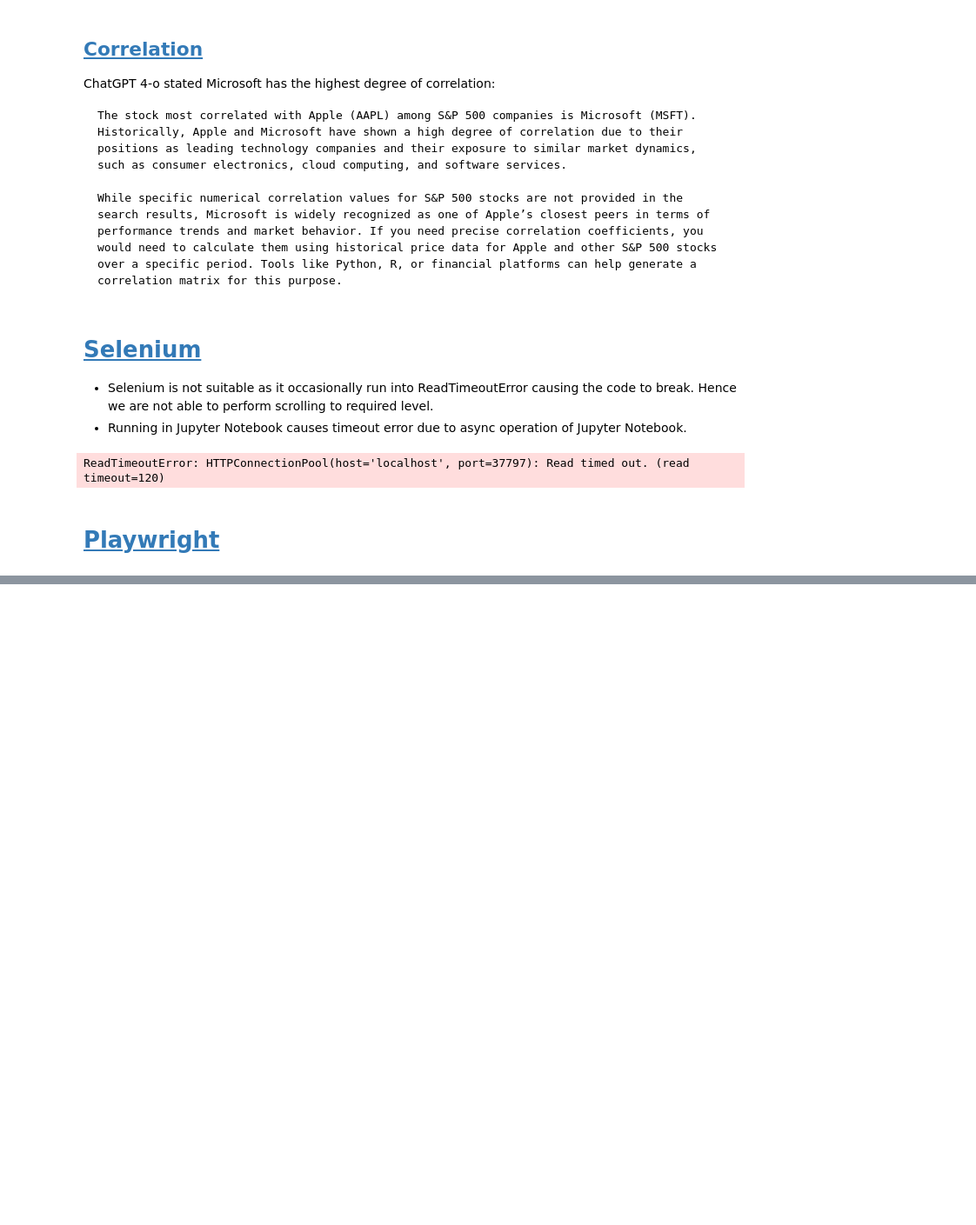
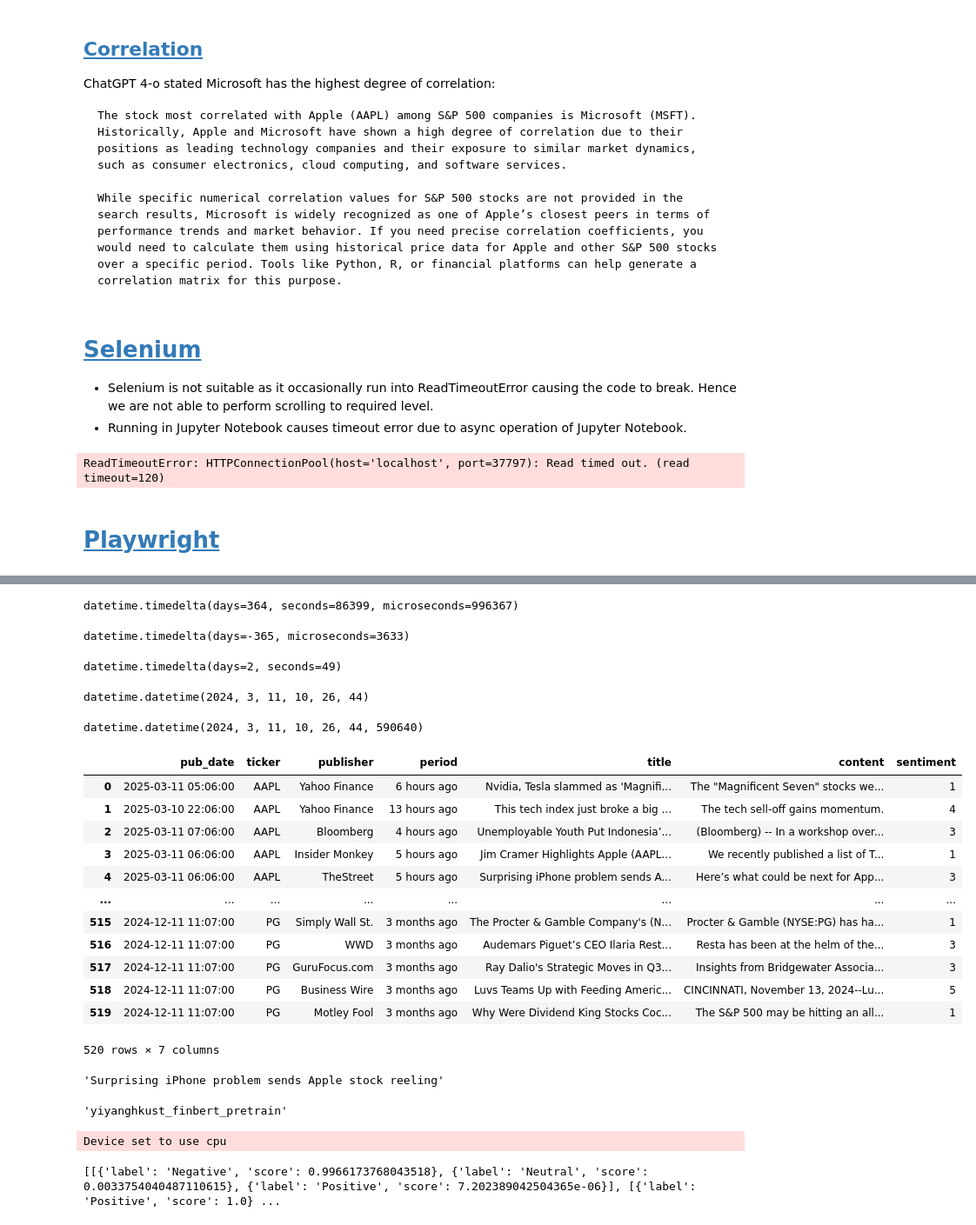
Before and after one commit to CKAbundant/sentiment, a Jupyter notebook: poc.ipynb, the cells around one changed output, grey strips where cells are left out. Shown at 87% size. Cells and saved outputs as stored; diff of their text form; code cells hidden in the pictures; blank space fills up the shorter version.

```diff
--- a/poc.ipynb
+++ b/poc.ipynb
@@ -436,0 +361,72 @@ df
+# %%
+now - dt
+# %% [output]
+datetime.timedelta(days=364, seconds=86399, microseconds=996367)
+# %%
+dt - now
+# %% [output]
+datetime.timedelta(days=-365, microseconds=3633)
+# %%
+text = "2 days 49 second"
+yahoo_utils.convert_to_timedelta(text)
+# %% [output]
+datetime.timedelta(days=2, seconds=49)
+# %%
+dt.replace(microsecond=0)
+# %% [output]
+datetime.datetime(2024, 3, 11, 10, 26, 44)
+# %%
+dt
+# %% [output]
+datetime.datetime(2024, 3, 11, 10, 26, 44, 590640)
+# %%
+df = pd.read_csv("./data/sentiment.csv")
+df
+# %% [output]
+|  | pub_date | ticker | publisher | period | title | content | sentiment |
+| 0 | 2025-03-11 05:06:00 | AAPL | Yahoo Finance | 6 hours ago | Nvidia, Tesla slammed as 'Magnifi... | The "Magnificent Seven" stocks we... | 1 |
+| 1 | 2025-03-10 22:06:00 | AAPL | Yahoo Finance | 13 hours ago | This tech index just broke a big ... | The tech sell-off gains momentum. | 4 |
+| 2 | 2025-03-11 07:06:00 | AAPL | Bloomberg | 4 hours ago | Unemployable Youth Put Indonesia’... | (Bloomberg) -- In a workshop over... | 3 |
+| 3 | 2025-03-11 06:06:00 | AAPL | Insider Monkey | 5 hours ago | Jim Cramer Highlights Apple (AAPL... | We recently published a list of T... | 1 |
+| 4 | 2025-03-11 06:06:00 | AAPL | TheStreet | 5 hours ago | Surprising iPhone problem sends A... | Here’s what could be next for App... | 3 |
+| ... | ... | ... | ... | ... | ... | ... | ... |
+| 515 | 2024-12-11 11:07:00 | PG | Simply Wall St. | 3 months ago | The Procter & Gamble Company's (N... | Procter & Gamble (NYSE:PG) has ha... | 1 |
+| 516 | 2024-12-11 11:07:00 | PG | WWD | 3 months ago | Audemars Piguet’s CEO Ilaria Rest... | Resta has been at the helm of the... | 3 |
+| 517 | 2024-12-11 11:07:00 | PG | GuruFocus.com | 3 months ago | Ray Dalio's Strategic Moves in Q3... | Insights from Bridgewater Associa... | 3 |
+| 518 | 2024-12-11 11:07:00 | PG | Business Wire | 3 months ago | Luvs Teams Up with Feeding Americ... | CINCINNATI, November 13, 2024--Lu... | 5 |
+| 519 | 2024-12-11 11:07:00 | PG | Motley Fool | 3 months ago | Why Were Dividend King Stocks Coc... | The S&P 500 may be hitting an all... | 1 |
+520 rows × 7 columns
+# %%
+df.at[4, "title"]
+# %% [output]
+'Surprising iPhone problem sends Apple stock reeling'
+# %%
+col_name = "yiyanghkust/finbert-pretrain"
+re.sub(r"[/-]", "_", col_name)
+# %% [output]
+'yiyanghkust_finbert_pretrain'
+# %%
+from transformers import (
+    BertTokenizer,
+    BertForSequenceClassification,
+    AutoModelForSequenceClassification,
+    AutoTokenizer,
+)
+from transformers import pipeline
+
+finbert = BertForSequenceClassification.from_pretrained("yiyanghkust/finbert-tone")
+tokenizer = BertTokenizer.from_pretrained("yiyanghkust/finbert-tone")
+
+nlp = pipeline("sentiment-analysis", model=finbert, tokenizer=tokenizer)
+
+sentences = [
+    "there is a shortage of capital, and we need extra financing",
+    "growth is strong and we have plenty of liquidity",
+    "there are doubts about our finances",
+    "profits are flat",
+]
+results = nlp(sentences, top_k=None)
+print(results)  # LABEL_0: neutral; LABEL_1: positive; LABEL_2: negative
+# %% [output]
+Device set to use cpu
+[[{'label': 'Negative', 'score': 0.9966173768043518}, {'label': 'Neutral', 'score': 0.0033754040487110615}, {'label': 'Positive', 'score': 7.202389042504365e-06}], [{'label': 'Positive', 'score': 1.0} ...
```
Also changed, not shown: parts of 28 cells of this notebook, 8 other files.
